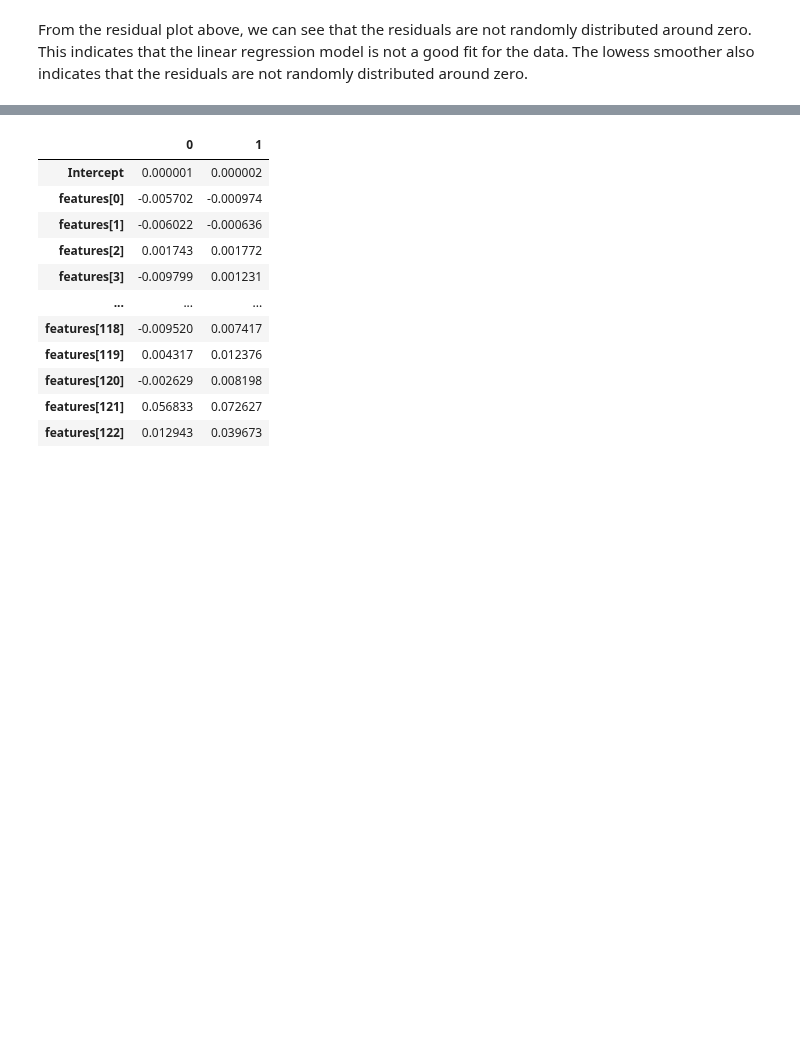
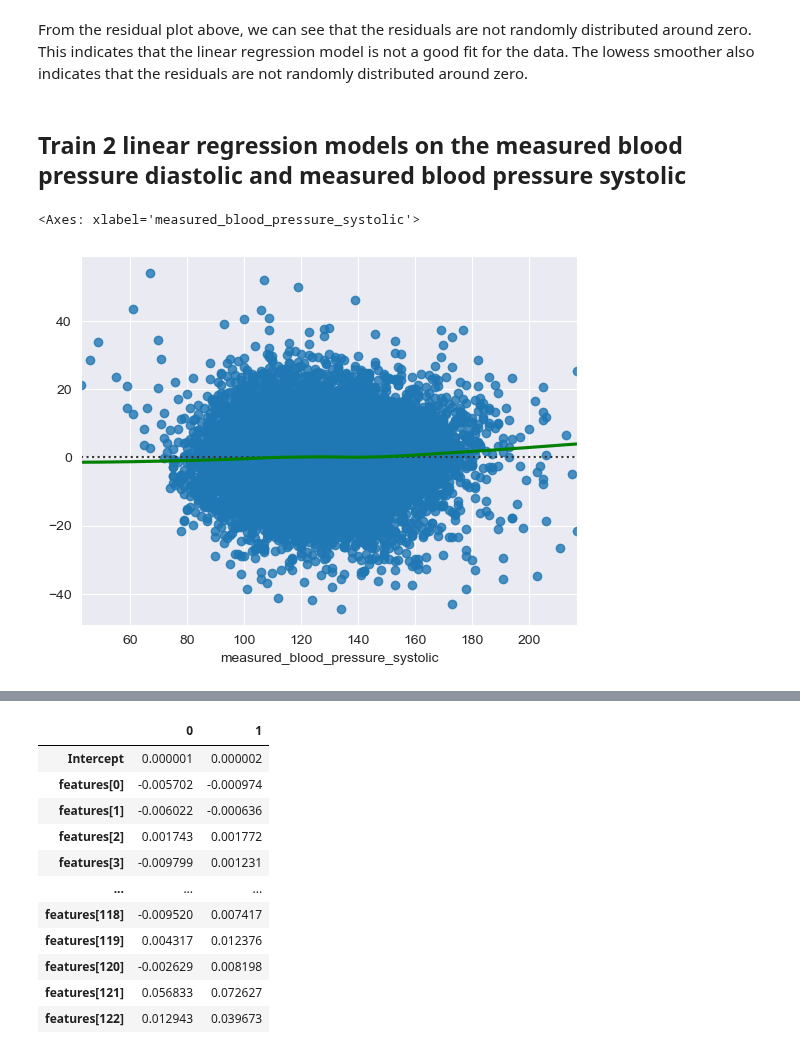
Before and after one commit to farrukh-ahmed/Case-Studies---Project-1, a Jupyter notebook: Notebooks/Week04-linear-models-Aymane.ipynb, the cells around one changed output, grey strips where cells are left out. Drawn from its saved outputs; the diff is of its cells as text; code cells hidden in the pictures; blank space fills up the shorter version.

```diff
--- a/Notebooks/Week04-linear-models-Aymane.ipynb
+++ b/Notebooks/Week04-linear-models-Aymane.ipynb
@@ -374,3 +374,31 @@ sns.residplot(x=data_df['measured_blood_pressure_diastolic'], y=model.resid, low
 [figure]
 # %% [markdown]
 From the residual plot above, we can see that the residuals are not randomly distributed around zero. This indicates that the linear regression model is not a good fit for the data. The lowess smoother also indicates that the residuals are not randomly distributed around zero.
+# %% [markdown]
+## Train 2 linear regression models on the measured blood pressure diastolic and measured blood pressure systolic
+# %%
+# fit a linear regression model to the measured blood pressure systolic:
+features_sys = data_df.drop(['measured_blood_pressure_systolic',
+                         'time',
+                         'id',
+                         'missing_estimated_blood_pressure_systolic',
+                         'missing_estimated_blood_pressure_diastolic',
+                         'postal_code',
+                         'municipality'
+                         ], axis=1)
+
+# extract the categorical variables:
+categorical_variables = features_sys.select_dtypes(include=['object']).columns
+
+
+
+# dummy code the categorical variables:
+features_sys = pd.get_dummies(features_sys, columns=categorical_variables, drop_first=True)
+
+model_sys = smf.ols('measured_blood_pressure_systolic ~ features_sys', data=data_df).fit()
+# %%
+# residual plot for the measured blood pressure diastolic with lowess smoother:
+sns.residplot(x=data_df['measured_blood_pressure_systolic'], y=model_sys.resid, lowess=True, line_kws=dict(color="g"))
+# %% [output]
+<Axes: xlabel='measured_blood_pressure_systolic'>
+[figure, added]
```
Also changed, not shown: parts of 1 cell of this notebook.
